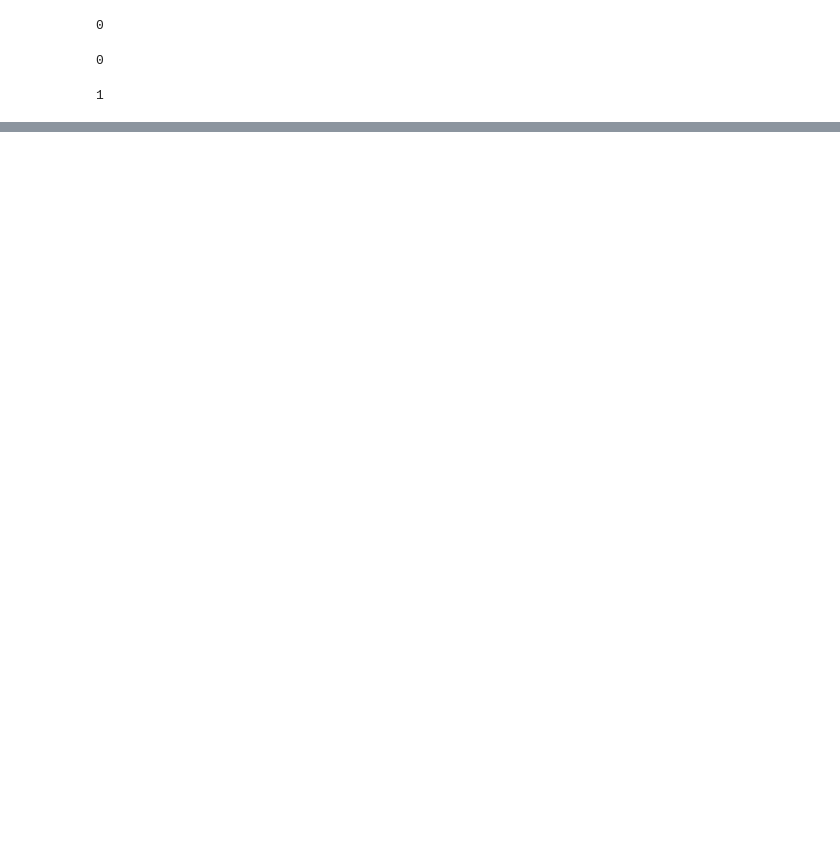
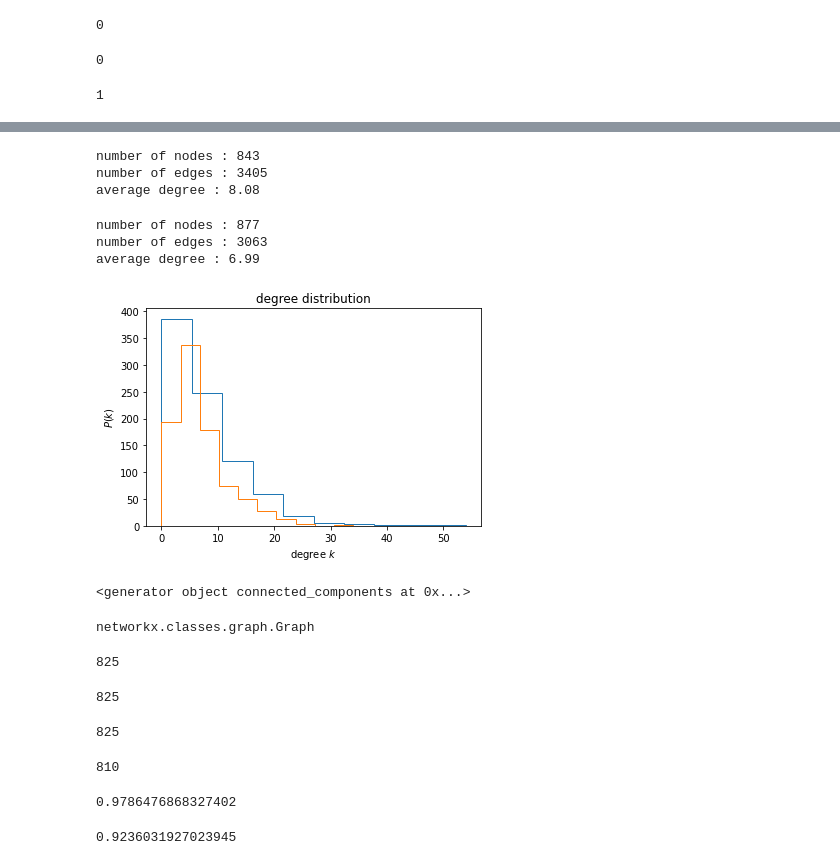
Before and after one commit to menobleknight/using-python-for-research, a Jupyter notebook: week-4-part-3/social-network-analysis.ipynb, the cells around one changed output, grey strips where cells are left out. Saved outputs shown, nothing was run; the diff lists cells and outputs as text; code cells hidden in the pictures; blank space fills up the shorter version.

```diff
--- a/week-4-part-3/social-network-analysis.ipynb
+++ b/week-4-part-3/social-network-analysis.ipynb
@@ -195,3 +196,44 @@ A2 = np.loadtxt("https://raw.githubusercontent.com/er-knight/using-python-for-re
 
 G1 = nx.to_networkx_graph(A1) # graph from adjacency matrix of village 1
 G2 = nx.to_networkx_graph(A2) # graph from adjacency matrix of village 2
+# %%
+def basic_net_stats(G):
+    print(f"number of nodes : {G.number_of_nodes()}")
+    print(f"number of edges : {G.number_of_edges()}")
+    degrees = [d for n, d in G.degree()]
+    print(f"average degree : {np.mean(degrees):.2f}")
+
+basic_net_stats(G1)
+# %% [output]
+number of nodes : 843
+number of edges : 3405
+average degree : 8.08
+# %%
+basic_net_stats(G2)
+# %% [output]
+number of nodes : 877
+number of edges : 3063
+average degree : 6.99
+# %%
+plot_degree_distribution(G1)
+plot_degree_distribution(G2)
+# %% [output]
+[figure, added]
+# %%
+nx.connected_components(G1) # generator of sets
+# %% [output]
+<generator object connected_components at 0x...>
+# %%
+components = (G1.subgraph(component) for component in nx.connected_components(G1))
+
+type(components.__next__())
+# %% [output]
+networkx.classes.graph.Graph
+# %%
+component.number_of_nodes()
+# %% [output]
+825
+# %%
+len(component) # when len() used with grpah objects, it returns number of nodes
+# %% [output]
+825
@@ -197,0 +243,16 @@ G2 = nx.to_networkx_graph(A2) # graph from adjacency matrix of village 2
+# %%
+len(G1_largest_connected_component) # largest connected component in G1 has 825 nodes
+# %% [output]
+825
+# %%
+len(G2_largest_connected_component) # largest connected component in G2 has 810 nodes
+# %% [output]
+810
+# %%
+len(G1_largest_connected_component) / len(G1) # 97% of all of the nodes of graph G1 are contained in the largest connected component.
+# %% [output]
+0.9786476868327402
+# %%
+len(G2_largest_connected_component) / len(G2) # 92% of all of the nodes of graph G2 are contained in the largest connected component.
+# %% [output]
+0.9236031927023945
```
Also changed, not shown: parts of 12 cells of this notebook.
